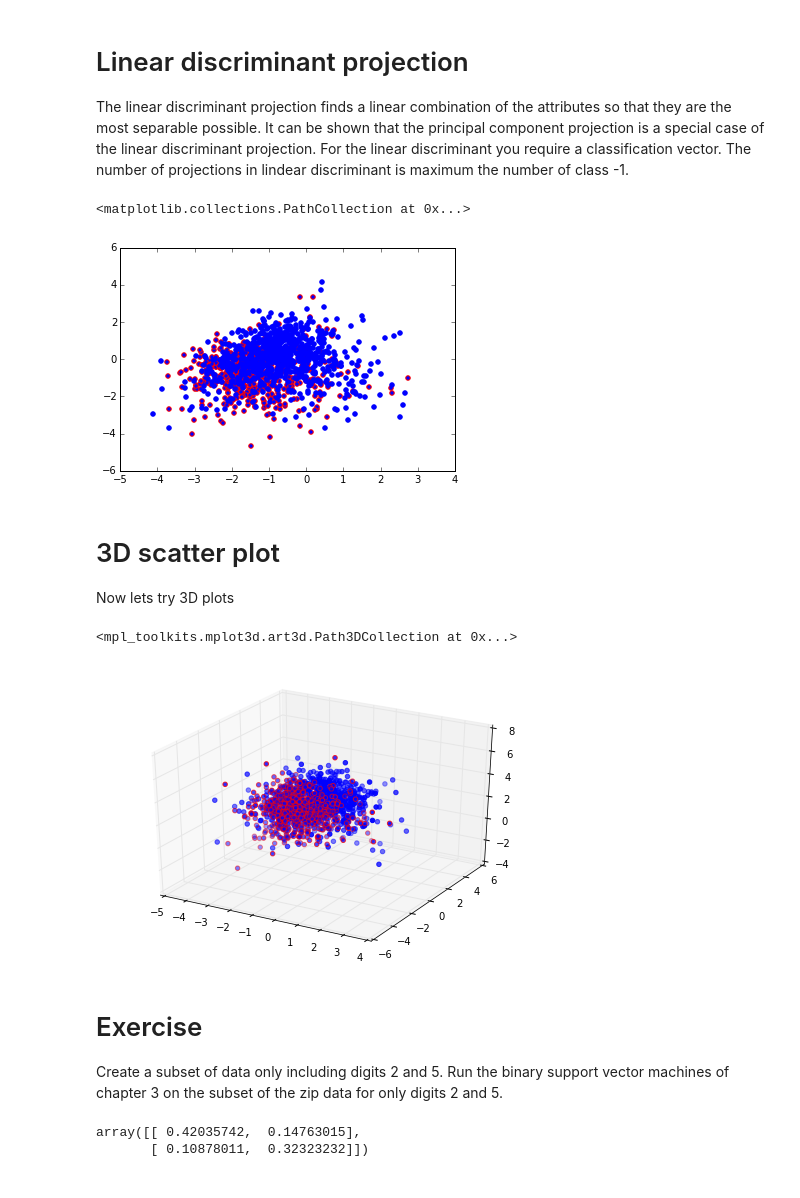
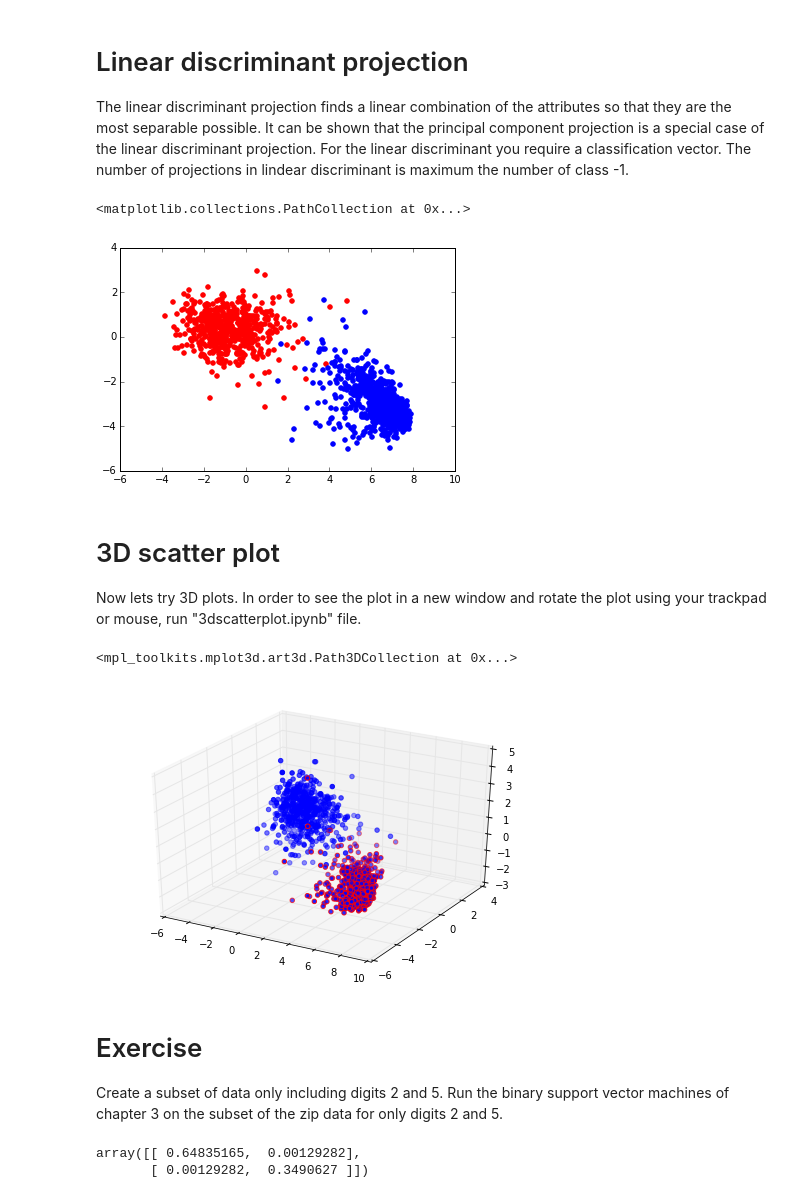
Before and after one commit to vahidpartovinia/pythonworkshop, a Jupyter notebook: ipython/chapter04.ipynb, the cells around one changed output. Drawn from its saved outputs; the diff is of its cells as text; code cells hidden in the pictures.

```diff
--- a/ipython/chapter04.ipynb
+++ b/ipython/chapter04.ipynb
@@ -109,39 +100,44 @@ plt.scatter(zipdata_pca[y==2,0],zipdata_pca[y==2,1],edgecolor="b")
 # Linear discriminant projection
 The linear discriminant projection finds a linear combination of the attributes so that they are the most separable possible. It can be shown that the principal component projection is a special case of the linear discriminant projection. For the linear discriminant you require a classification vector. The number of projections in lindear discriminant is maximum the number of class -1.
 # %%
+from sklearn.lda import LDA
+
+x=zipdata[:,1:]
+y=zipdata[:,0]
+
 lda=LDA(n_components=3)
 zipdata_lda=lda.fit(x,y).transform(x)
 # %%
-plt.scatter(zipdata_lda[y==5,0],zipdata_lda[y==5,1],edgecolor="r")
-plt.scatter(zipdata_lda[y==2,0],zipdata_lda[y==2,1],edgecolor="b")
+plt.scatter(zipdata_lda[y==8,0],zipdata_lda[y==8,1],edgecolor="r", facecolor="r")
+plt.scatter(zipdata_lda[y==1,0],zipdata_lda[y==1,1],edgecolor="b")
 # %% [output]
 <matplotlib.collections.PathCollection at 0x...>
-[figure, old version]
+[figure, new version]
-# %% [markdown]
-# 3D scatter plot
-Now lets try 3D plots
+# %% [markdown]
+# 3D scatter plot
+Now lets try 3D plots. In order to see the plot in a new window and rotate the plot using your trackpad or mouse, run "3dscatterplot.ipynb" file.
 # %%
 from mpl_toolkits.mplot3d import Axes3D
 fig=plt.figure()
 ax=Axes3D(fig)
-ax.scatter(zipdata_lda[y==5,0],zipdata_lda[y==5,1],zipdata_lda[y==5,2],edgecolor="r")
-ax.scatter(zipdata_lda[y==2,0],zipdata_lda[y==2,1],zipdata_lda[y==2,2],edgecolor="b")
+ax.scatter(zipdata_lda[y==1,0],zipdata_lda[y==1,1],zipdata_lda[y==1,2],edgecolor="r")
+ax.scatter(zipdata_lda[y==8,0],zipdata_lda[y==8,1],zipdata_lda[y==8,2],edgecolor="b")
 # %% [output]
 <mpl_toolkits.mplot3d.art3d.Path3DCollection at 0x...>
-[figure, old version]
+[figure, new version]
 # %% [markdown]
 # Exercise
 Create a subset of data only including digits 2 and 5.
 Run the binary support vector machines of chapter 3 on the subset of the zip data for only digits 2 and 5.
 # %%
-x25=zipdata_lda[index,:]
-y25=zipdata[index,0]
+x_lda=zipdata_lda[index,:]
+y_lda=zipdata[index,0]
 from sklearn import svm
 clf = svm.SVC()
-clf.fit(x25, y25)
-y25_hat=clf.predict(x25)
+clf.fit(x_lda, y_lda)
+y_lda_hat=clf.predict(x_lda)
 from sklearn.metrics import confusion_matrix
-confusion_matrix(y25,y25_hat)/float(len(y25))
+confusion_matrix(y_lda,y_lda_hat)/float(len(y_lda))
 # %% [output]
-array([[ 0.42035742,  0.14763015],
-       [ 0.10878011,  0.32323232]])
+array([[ 0.64835165,  0.00129282],
+       [ 0.00129282,  0.3490627 ]])
```
Also changed, not shown: parts of 8 cells of this notebook, 4 other files.
